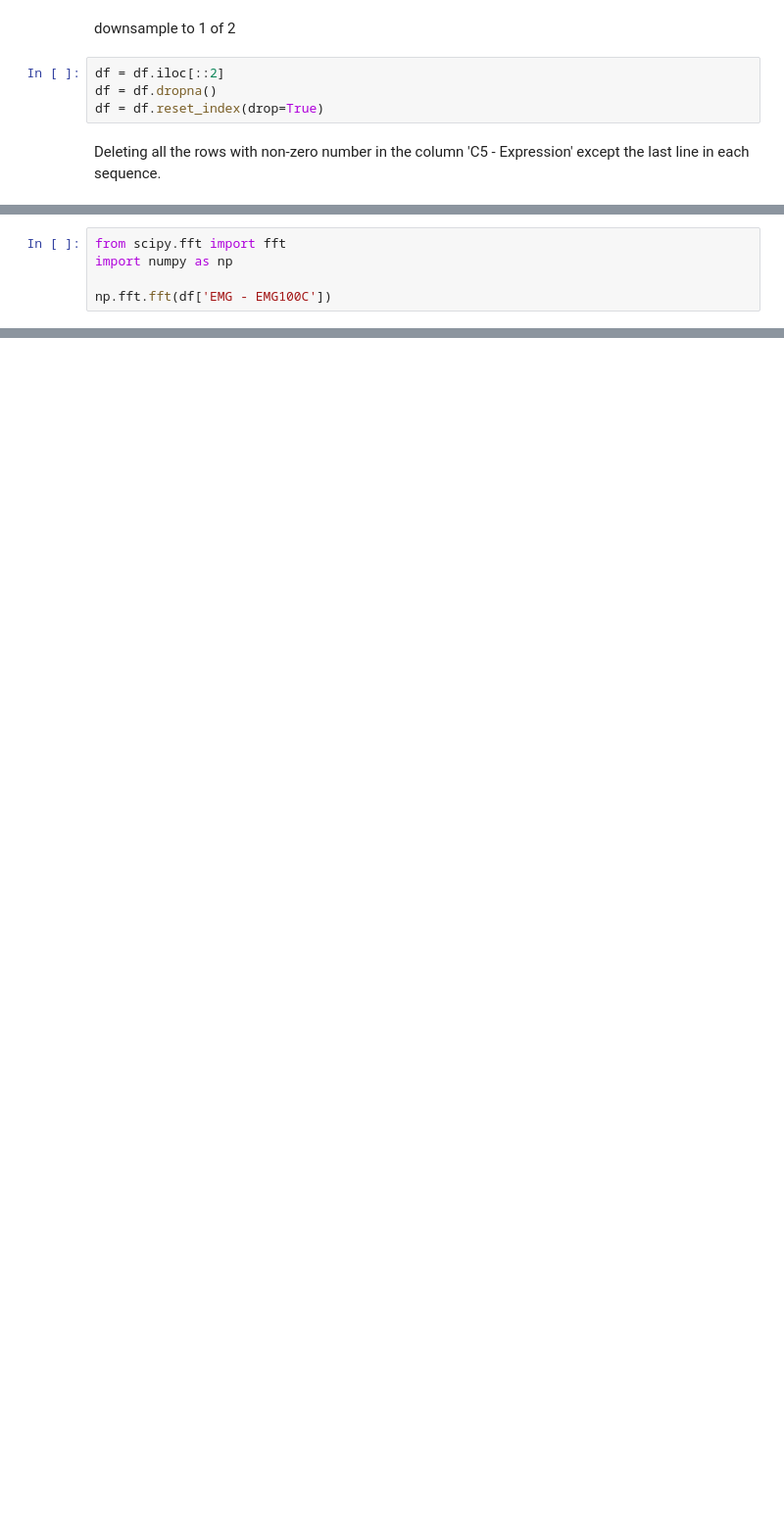
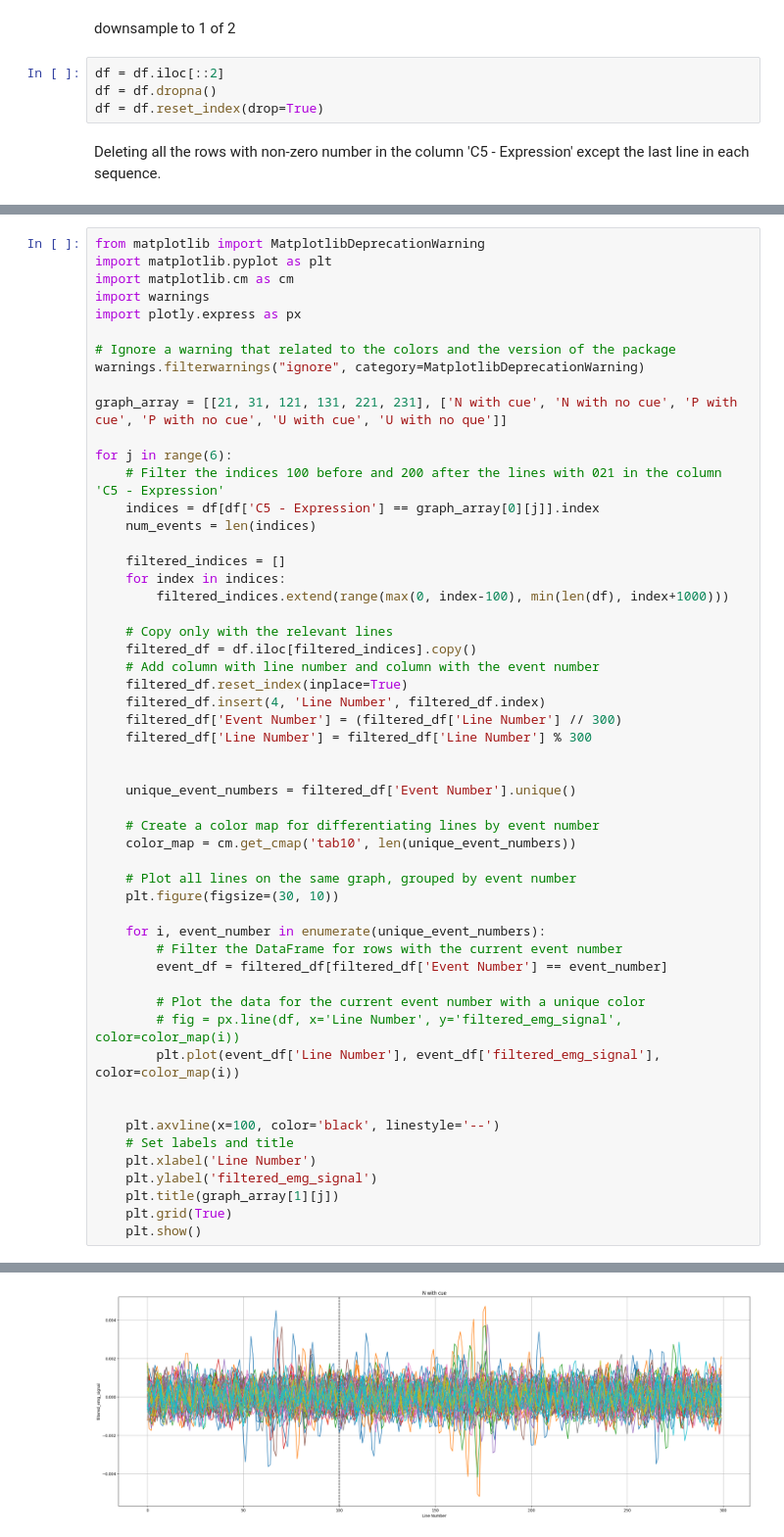
Before and after one commit to omerday/Neuroscience-of-Anxiety-Lab, a Jupyter notebook: DataAnalysis/RoniTemp.ipynb, the cells around one changed output, grey strips where cells are left out. Shown at 98% size. Saved outputs shown, nothing was run; the diff lists cells and outputs as text; blank space fills up the shorter version.

```diff
--- a/DataAnalysis/RoniTemp.ipynb
+++ b/DataAnalysis/RoniTemp.ipynb
@@ -71,6 +82,55 @@ Number of rows with value not equal to 0 in 'C5 - Expression' after changes: 288
 # %%
-from scipy.fft import fft
-import numpy as np
+from matplotlib import MatplotlibDeprecationWarning
+import matplotlib.pyplot as plt
+import matplotlib.cm as cm
+import warnings
+import plotly.express as px
 
-np.fft.fft(df['EMG - EMG100C'])
+# Ignore a warning that related to the colors and the version of the package
+warnings.filterwarnings("ignore", category=MatplotlibDeprecationWarning)
+
+graph_array = [[21, 31, 121, 131, 221, 231], ['N with cue', 'N with no cue', 'P with cue', 'P with no cue', 'U with cue', 'U with no que']]
+
+for j in range(6):
+    # Filter the indices 100 before and 200 after the lines with 021 in the column 'C5 - Expression'
+    indices = df[df['C5 - Expression'] == graph_array[0][j]].index
+    num_events = len(indices)
+
+    filtered_indices = []
+    for index in indices:
+        filtered_indices.extend(range(max(0, index-100), min(len(df), index+1000)))
+
+    # Copy only with the relevant lines
+    filtered_df = df.iloc[filtered_indices].copy()
+    # Add column with line number and column with the event number
+    filtered_df.reset_index(inplace=True)
+    filtered_df.insert(4, 'Line Number', filtered_df.index)
+    filtered_df['Event Number'] = (filtered_df['Line Number'] // 300)
+    filtered_df['Line Number'] = filtered_df['Line Number'] % 300
+
+
+    unique_event_numbers = filtered_df['Event Number'].unique()
+
+    # Create a color map for differentiating lines by event number
+    color_map = cm.get_cmap('tab10', len(unique_event_numbers))
+
+    # Plot all lines on the same graph, grouped by event number
+    plt.figure(figsize=(30, 10))
+
+    for i, event_number in enumerate(unique_event_numbers):
+        # Filter the DataFrame for rows with the current event number
+        event_df = filtered_df[filtered_df['Event Number'] == event_number]
+
+        # Plot the data for the current event number with a unique color
+        # fig = px.line(df, x='Line Number', y='filtered_emg_signal', color=color_map(i))
+        plt.plot(event_df['Line Number'], event_df['filtered_emg_signal'], color=color_map(i))
+
+
+    plt.axvline(x=100, color='black', linestyle='--')
+    # Set labels and title
+    plt.xlabel('Line Number')
+    plt.ylabel('filtered_emg_signal')
+    plt.title(graph_array[1][j])
+    plt.grid(True)
+    plt.show()
 # %% [output]
@@ -80,0 +137 @@ array([-14607.80853271+6.96331881e-13j, -12590.72492838+5.76412539e+03j,
+[figure, added]
```
Also changed, not shown: parts of 4 cells of this notebook.
